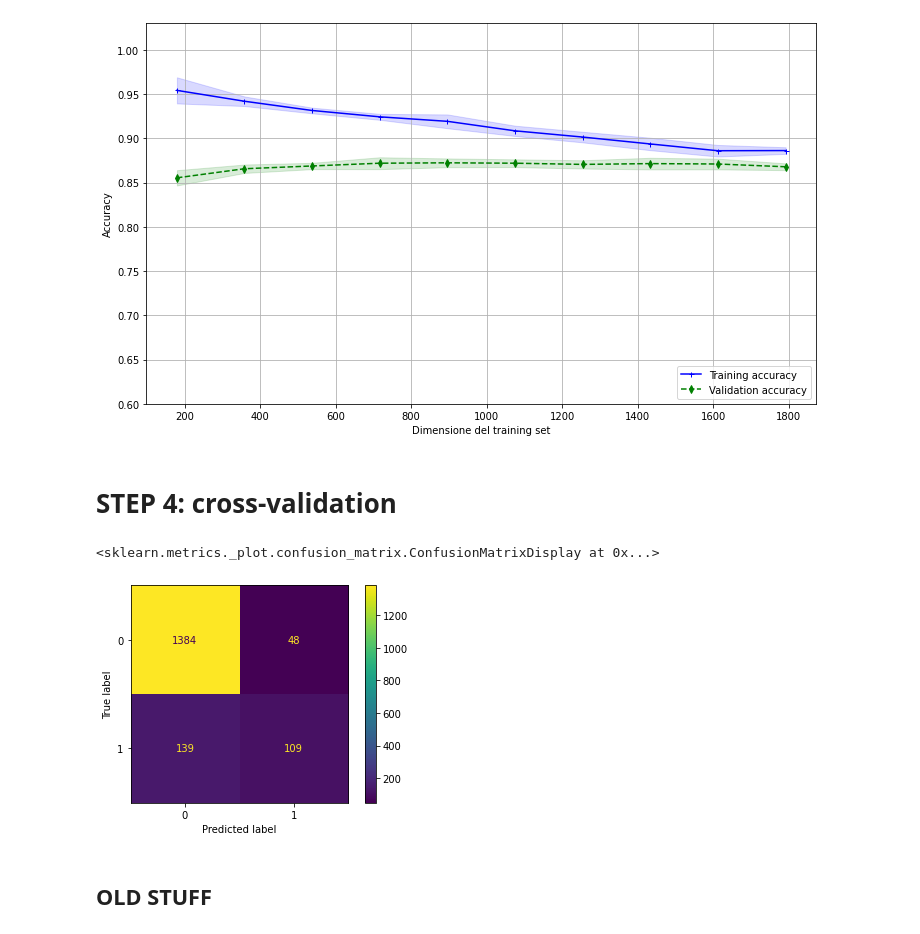
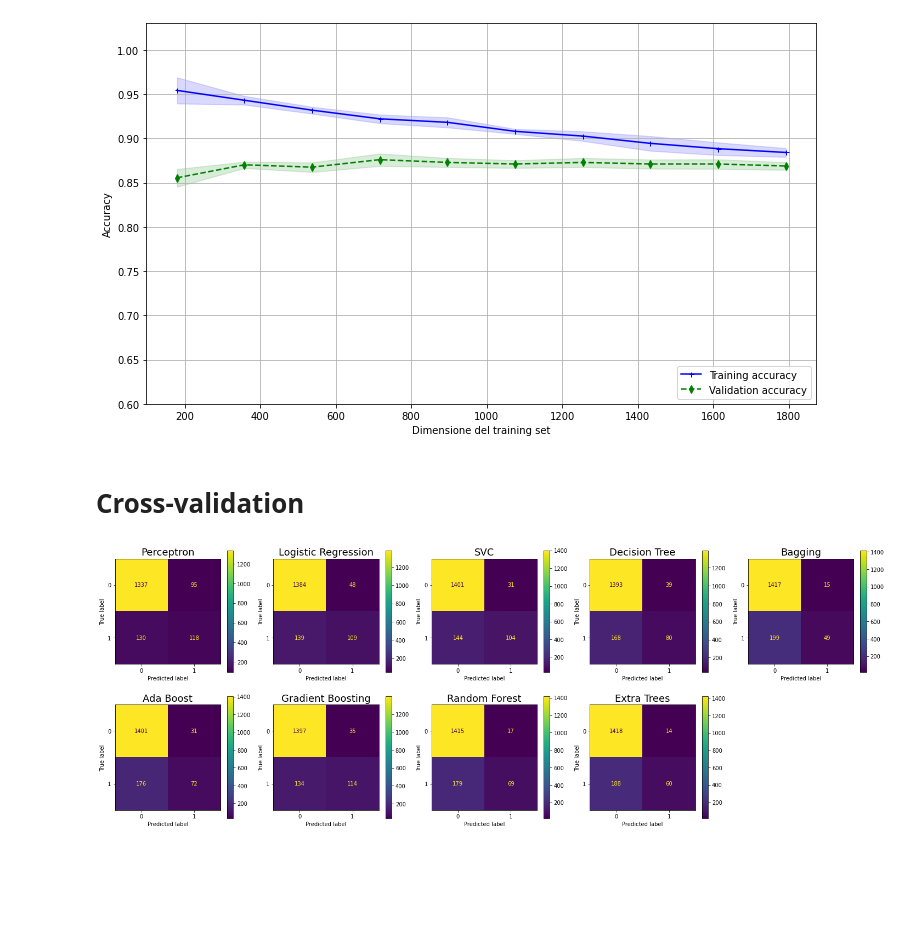
Before and after one commit to remarcoble/ML-marketing-campaign, a Jupyter notebook: main.ipynb, the cells around one changed output. Drawn from its saved outputs; the diff is of its cells as text; code cells hidden in the pictures; blank space fills up the shorter version.

```diff
--- a/main.ipynb
+++ b/main.ipynb
@@ -374,12 +379,13 @@ drawAccuracy(train_size, train_scores, test_scores)
 # %%
 final_scores.append(("Extra Trees", extra_trees_prediction, train_size, train_scores, test_scores))
 # %% [markdown]
-# STEP 4: cross-validation
+# Cross-validation
 # %%
-cm = confusion_matrix(y_train, final_scores[1][1])
-ConfusionMatrixDisplay(cm).plot()
+fig= plt.figure(figsize=(25, 9))
+for i, (name, prediction, train_size, train_scores, test_scores) in enumerate(final_scores):
+    ax = fig.add_subplot(251+i)
+    cm = confusion_matrix(y_train, prediction)
+    ConfusionMatrixDisplay(cm).plot(ax=ax)
+    ax.set_title(name, fontsize=18)
 # %% [output]
-<sklearn.metrics._plot.confusion_matrix.ConfusionMatrixDisplay at 0x...>
-[figure, old version]
+[figure, new version]
-# %% [markdown]
-## OLD STUFF
```
Also changed, not shown: parts of 20 cells of this notebook.
